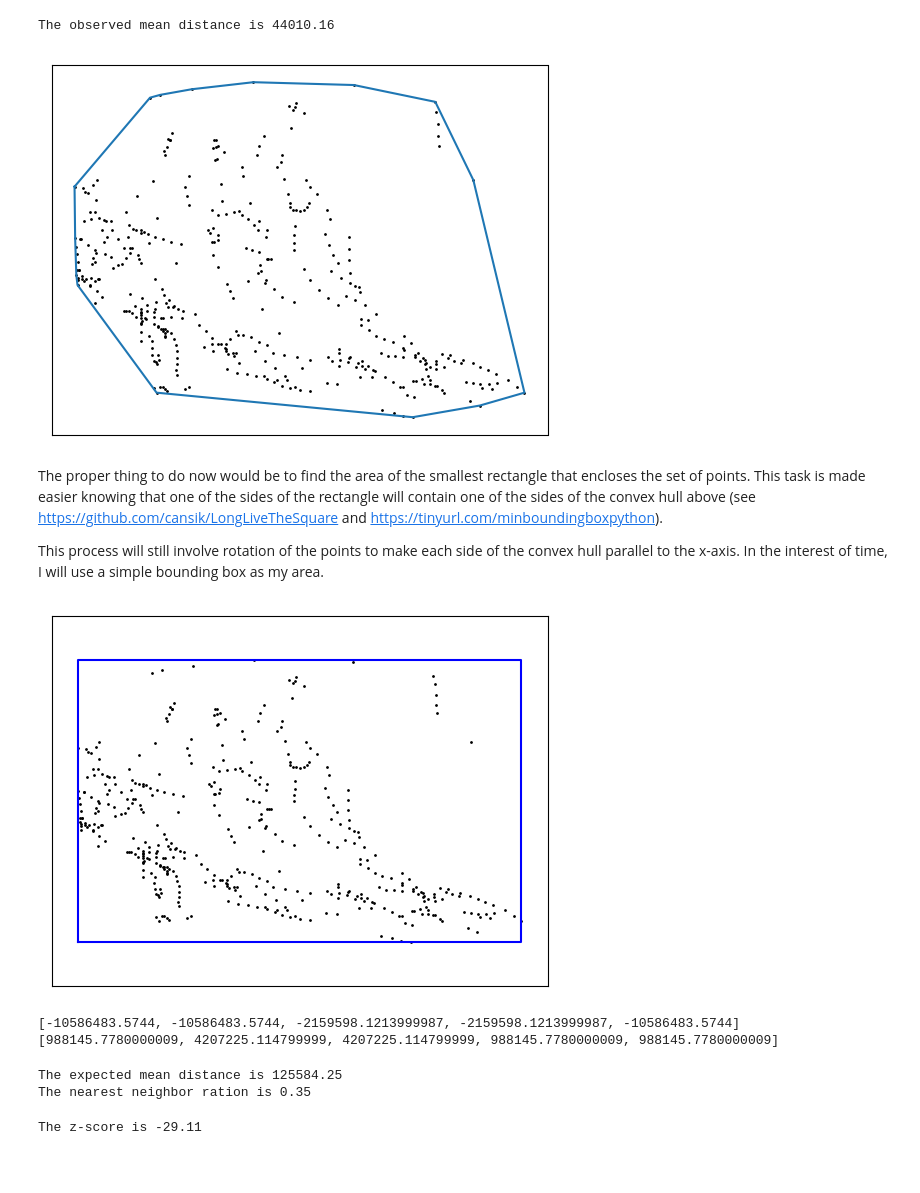
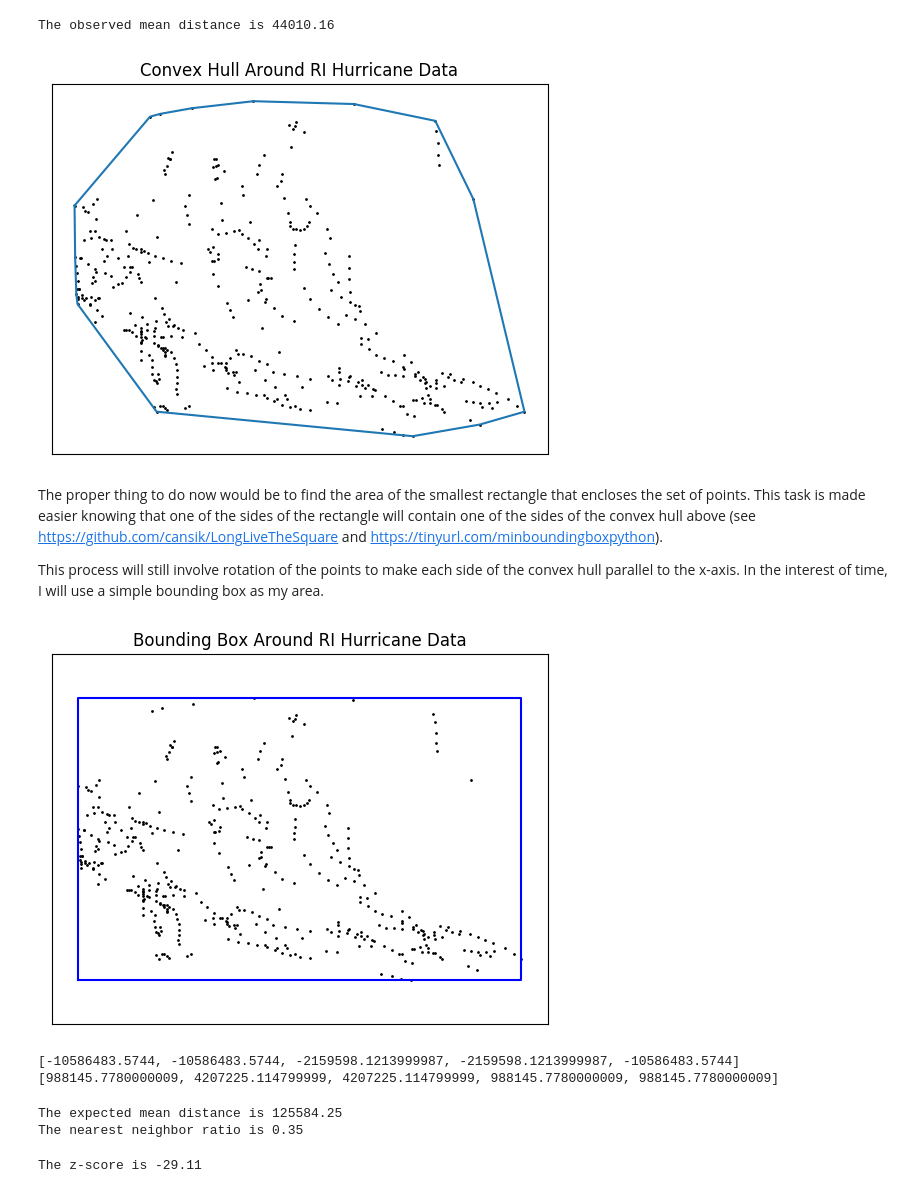
Before and after one commit to jelkner/ggs560, a Jupyter notebook: GGS560 Homework 10.ipynb, the cells around one changed output. Drawn from its saved outputs; the diff is of its cells as text; code cells hidden in the pictures; blank space fills up the shorter version.

```diff
--- a/GGS560 Homework 10.ipynb
+++ b/GGS560 Homework 10.ipynb
@@ -117,34 +117,35 @@ def convex_hull(points):
     if len(points) <= 1:
         return points
 
     def cross(o, a, b):
         return (a[0] - o[0]) * (b[1] - o[1]) - (a[1] - o[1]) * (b[0] - o[0])
 
     lower = []
     for p in points:
         while len(lower) >= 2 and cross(lower[-2], lower[-1], p) <= 0:
             lower.pop()
         lower.append(p)
 
     upper = []
     for p in reversed(points):
         while len(upper) >= 2 and cross(upper[-2], upper[-1], p) <= 0:
             upper.pop()
         upper.append(p)
 
     return lower[:-1] + upper[:-1]
 
 hull = convex_hull(points)
 hx = [p[0] for p in hull] + [hull[0][0]]
 hy = [p[1] for p in hull] + [hull[0][1]]
 
 plt.plot(hx, hy)
 plt.scatter(xs, ys, c='k', s=1)
 plt.xticks([])
 plt.yticks([])
+plt.title('Convex Hull Around RI Hurricane Data')
 plt.show()
 # %% [output]
-[figure, old version]
+[figure, new version]
 # %% [markdown]
 The proper thing to do now would be to find the area of the smallest rectangle that encloses the set of points. This task is made easier knowing that one of the sides of the rectangle will contain one of the sides of the convex hull above (see https://github.com/cansik/LongLiveTheSquare and https://tinyurl.com/minboundingboxpython).
 
@@ -175,10 +176,11 @@ plt.xlim(xmin-delta, xmax+delta)
 plt.xticks([])
 plt.ylim(ymin-delta, ymax+delta)
 plt.yticks([])
+plt.title('Bounding Box Around RI Hurricane Data')
 plt.show()
 print(bx, by)
 # %% [output]
-[figure, old version]
+[figure, new version]
 [-10586483.5744, -10586483.5744, -2159598.1213999987, -2159598.1213999987, -10586483.5744] [988145.7780000009, 4207225.114799999, 4207225.114799999, 988145.7780000009, 988145.7780000009]
 # %%
 # Calculate the expected mean distance using bounding box for area
@@ -189,10 +191,10 @@ DE = 0.5 / (n / A)**0.5
 print('The expected mean distance is {:0.2f}'.format(DE))
 
 ANN = DO / DE
-print('The nearest neighbor ration is {:0.2f}'.format(ANN))
+print('The nearest neighbor ratio is {:0.2f}'.format(ANN))
 # %% [output]
 The expected mean distance is 125584.25
-The nearest neighbor ration is 0.35
+The nearest neighbor ratio is 0.35
 # %%
 SE = 0.23136 / (n**2 / A)**0.5
 z = (DO - DE) / SE
```
Also changed, not shown: parts of 2 cells of this notebook, 8 other files.
